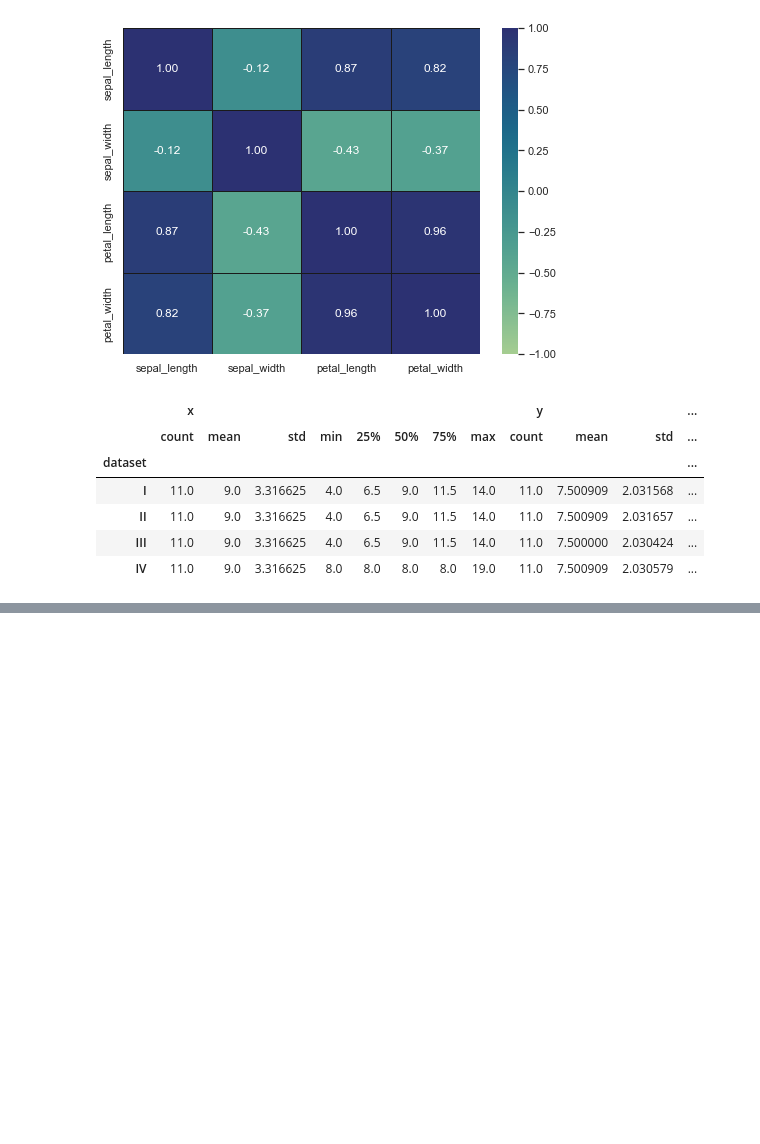
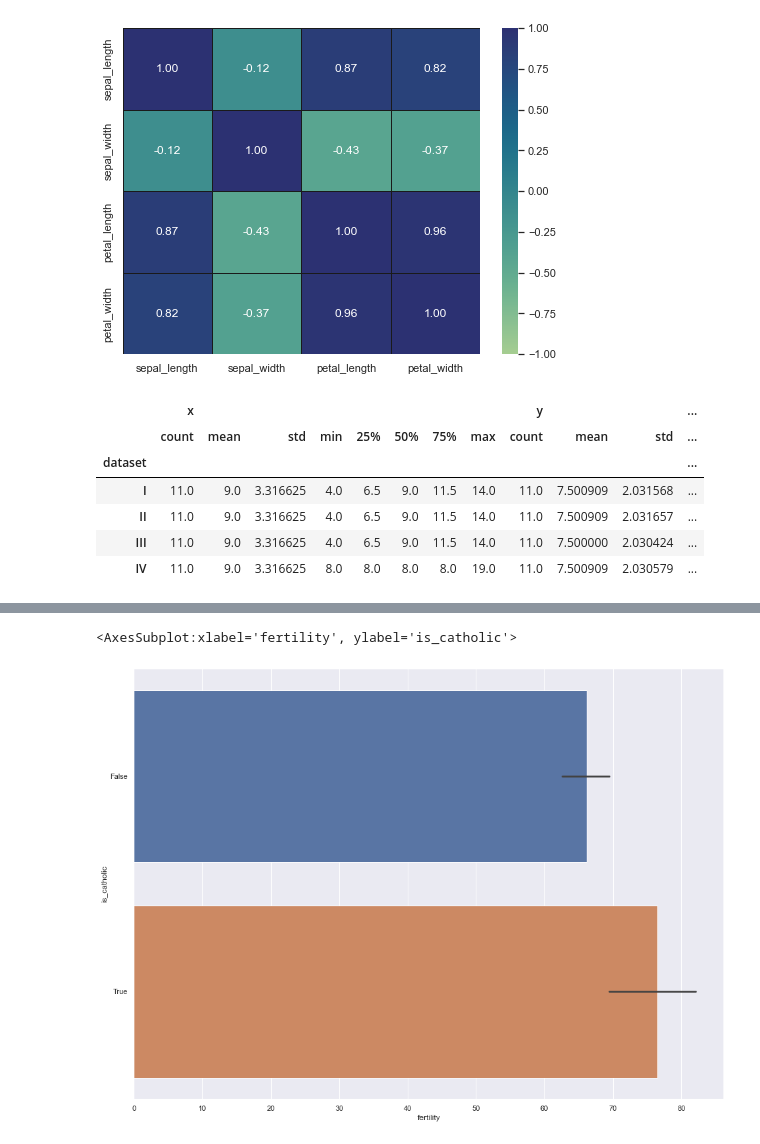
Before and after one commit to mijailmariano/numpy-pandas-visualization-exercises, a Jupyter notebook: seaborn_exercises.ipynb, the cells around one changed output, grey strips where cells are left out. Cells and saved outputs as stored; diff of their text form; code cells hidden in the pictures; blank space fills up the shorter version.

```diff
--- a/seaborn_exercises.ipynb
+++ b/seaborn_exercises.ipynb
@@ -174,0 +244,4 @@ ValueError: Could not interpret value `y` for parameter `y`
+# %%
+swiss_db = data('swiss')
+swiss_db.head()
+swiss_db['Catholic'].mean()
@@ -174,0 +250,7 @@ ValueError: Could not interpret value `y` for parameter `y`
+# %%
+# Create an attribute named is_catholic that holds a boolean value of whether or not the province is Catholic.
+# (Choose a cutoff point for what constitutes catholic)
+
+swiss_db = clean_columns(swiss_db, 'snake')
+swiss_db['is_catholic'] = swiss_db['catholic'] > 50 # where 41.14 = dataset mean
+swiss_db.head()
@@ -174,0 +280,7 @@ ValueError: Could not interpret value `y` for parameter `y`
+# %%
+# Does whether or not a province is Catholic influence fertility?
+
+sns.barplot(data=swiss_db, x='fertility', y='is_catholic', orient='h')
+# %% [output]
+<AxesSubplot:xlabel='fertility', ylabel='is_catholic'>
+[figure, added]
```
Also changed, not shown: parts of 25 cells of this notebook.
